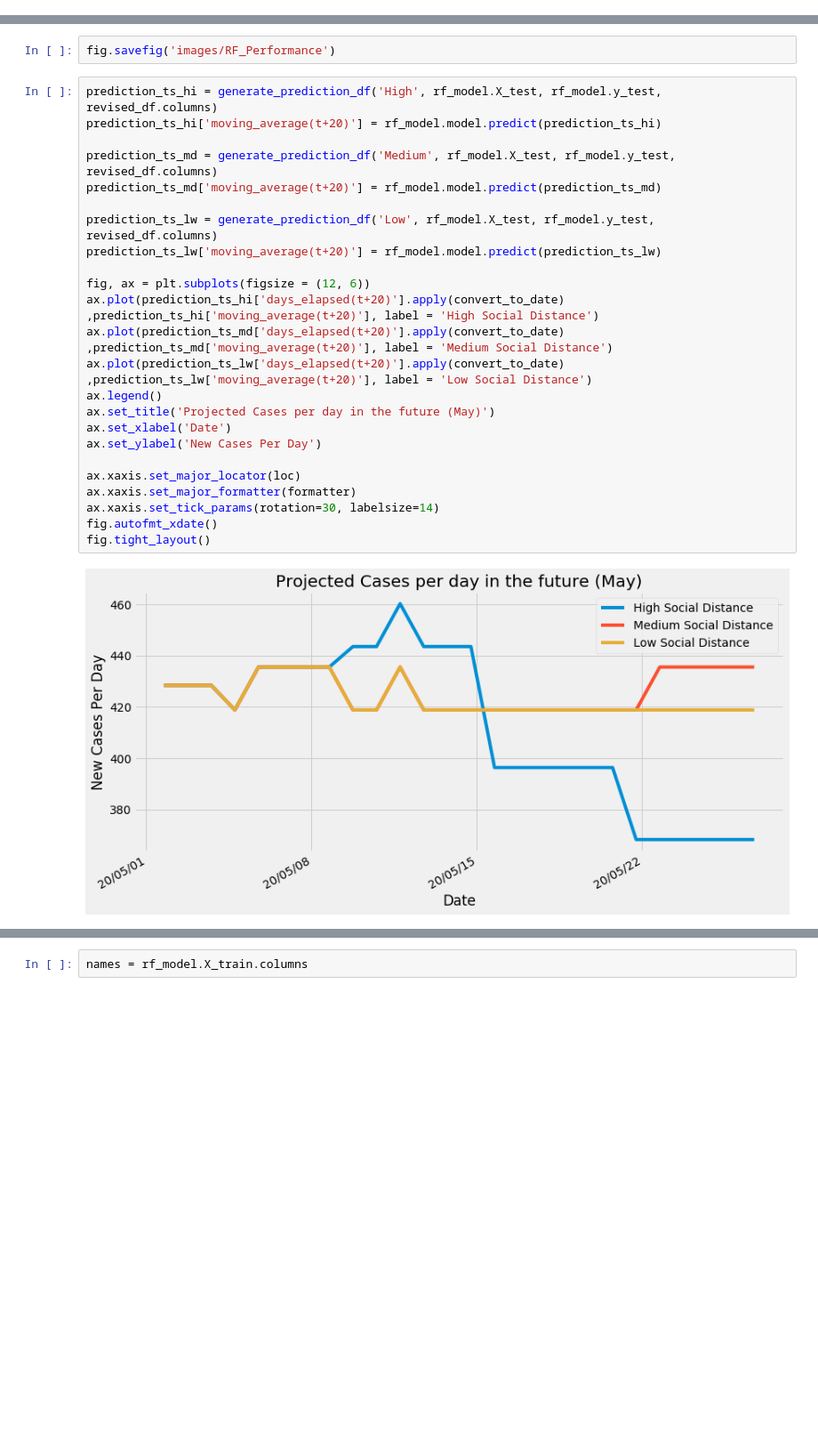
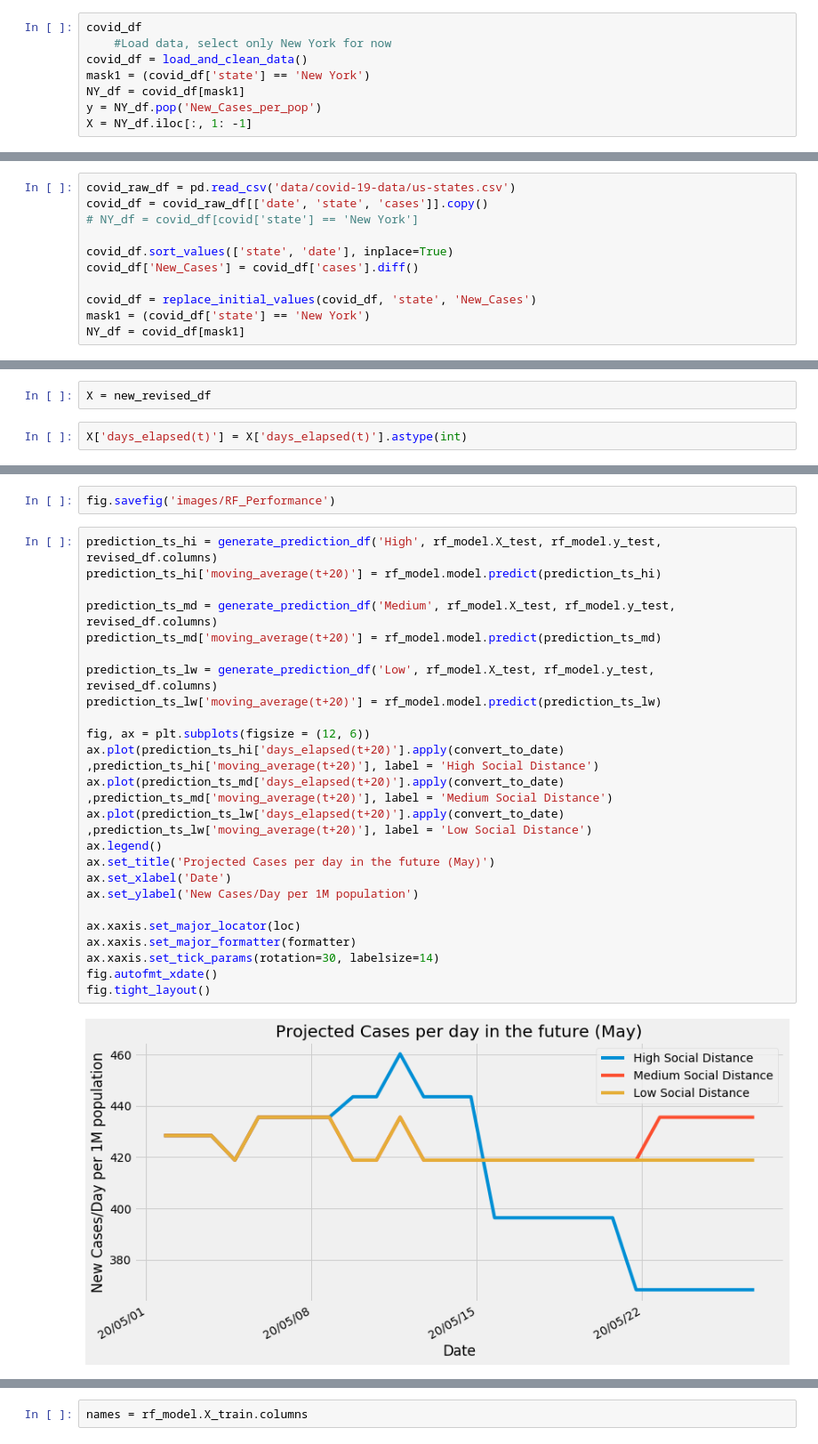
Before and after one commit to Jbudnick/Covid-19-Forecasting, a Jupyter notebook: notebooks/EDA.ipynb, the cells around one changed output, grey strips where cells are left out. Shown at 89% size. Cells and saved outputs as stored; diff of their text form; blank space fills up the shorter version.

```diff
--- a/notebooks/EDA.ipynb
+++ b/notebooks/EDA.ipynb
@@ -424,0 +585,8 @@ rmse: 155.4533237918131
+# %%
+covid_df
+    #Load data, select only New York for now
+covid_df = load_and_clean_data()
+mask1 = (covid_df['state'] == 'New York')
+NY_df = covid_df[mask1]
+y = NY_df.pop('New_Cases_per_pop')
+X = NY_df.iloc[:, 1: -1]
@@ -424,0 +627,11 @@ rmse: 155.4533237918131
+# %%
+covid_raw_df = pd.read_csv('data/covid-19-data/us-states.csv')
+covid_df = covid_raw_df[['date', 'state', 'cases']].copy()
+# NY_df = covid_df[covid['state'] == 'New York']
+
+covid_df.sort_values(['state', 'date'], inplace=True)
+covid_df['New_Cases'] = covid_df['cases'].diff()
+
+covid_df = replace_initial_values(covid_df, 'state', 'New_Cases')
+mask1 = (covid_df['state'] == 'New York')
+NY_df = covid_df[mask1]
@@ -424,0 +709,4 @@ rmse: 155.4533237918131
+# %%
+X = new_revised_df
+# %%
+X['days_elapsed(t)'] = X['days_elapsed(t)'].astype(int)
@@ -650,28 +1013,28 @@ fig.savefig('images/RF_Performance')
 # %%
 prediction_ts_hi = generate_prediction_df('High', rf_model.X_test, rf_model.y_test, revised_df.columns)
 prediction_ts_hi['moving_average(t+20)'] = rf_model.model.predict(prediction_ts_hi)
 
 prediction_ts_md = generate_prediction_df('Medium', rf_model.X_test, rf_model.y_test, revised_df.columns)
 prediction_ts_md['moving_average(t+20)'] = rf_model.model.predict(prediction_ts_md)
 
 prediction_ts_lw = generate_prediction_df('Low', rf_model.X_test, rf_model.y_test, revised_df.columns)
 prediction_ts_lw['moving_average(t+20)'] = rf_model.model.predict(prediction_ts_lw)
 
 fig, ax = plt.subplots(figsize = (12, 6))
 ax.plot(prediction_ts_hi['days_elapsed(t+20)'].apply(convert_to_date) ,prediction_ts_hi['moving_average(t+20)'], label = 'High Social Distance')
 ax.plot(prediction_ts_md['days_elapsed(t+20)'].apply(convert_to_date) ,prediction_ts_md['moving_average(t+20)'], label = 'Medium Social Distance')
 ax.plot(prediction_ts_lw['days_elapsed(t+20)'].apply(convert_to_date) ,prediction_ts_lw['moving_average(t+20)'], label = 'Low Social Distance')
 ax.legend()
 ax.set_title('Projected Cases per day in the future (May)')
 ax.set_xlabel('Date')
-ax.set_ylabel('New Cases Per Day')
+ax.set_ylabel('New Cases/Day per 1M population')
 
 ax.xaxis.set_major_locator(loc)
 ax.xaxis.set_major_formatter(formatter)
 ax.xaxis.set_tick_params(rotation=30, labelsize=14)
 fig.autofmt_xdate()
 fig.tight_layout()
 # %% [output]
-[figure, old version]
+[figure, new version]
 # %%
 fig.savefig('images/Predictions')
```
Also changed, not shown: parts of 62 cells of this notebook, 11 other files.
